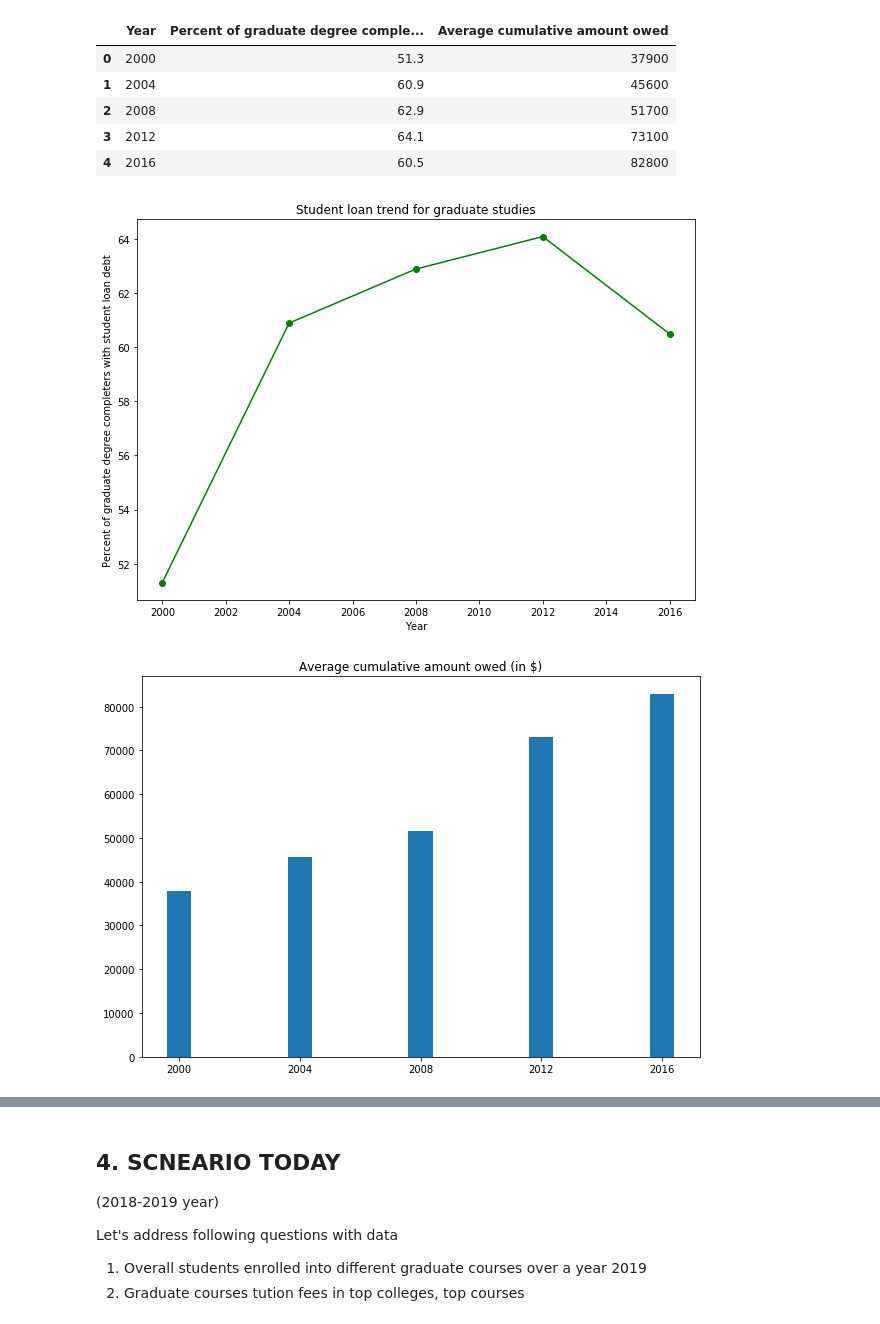
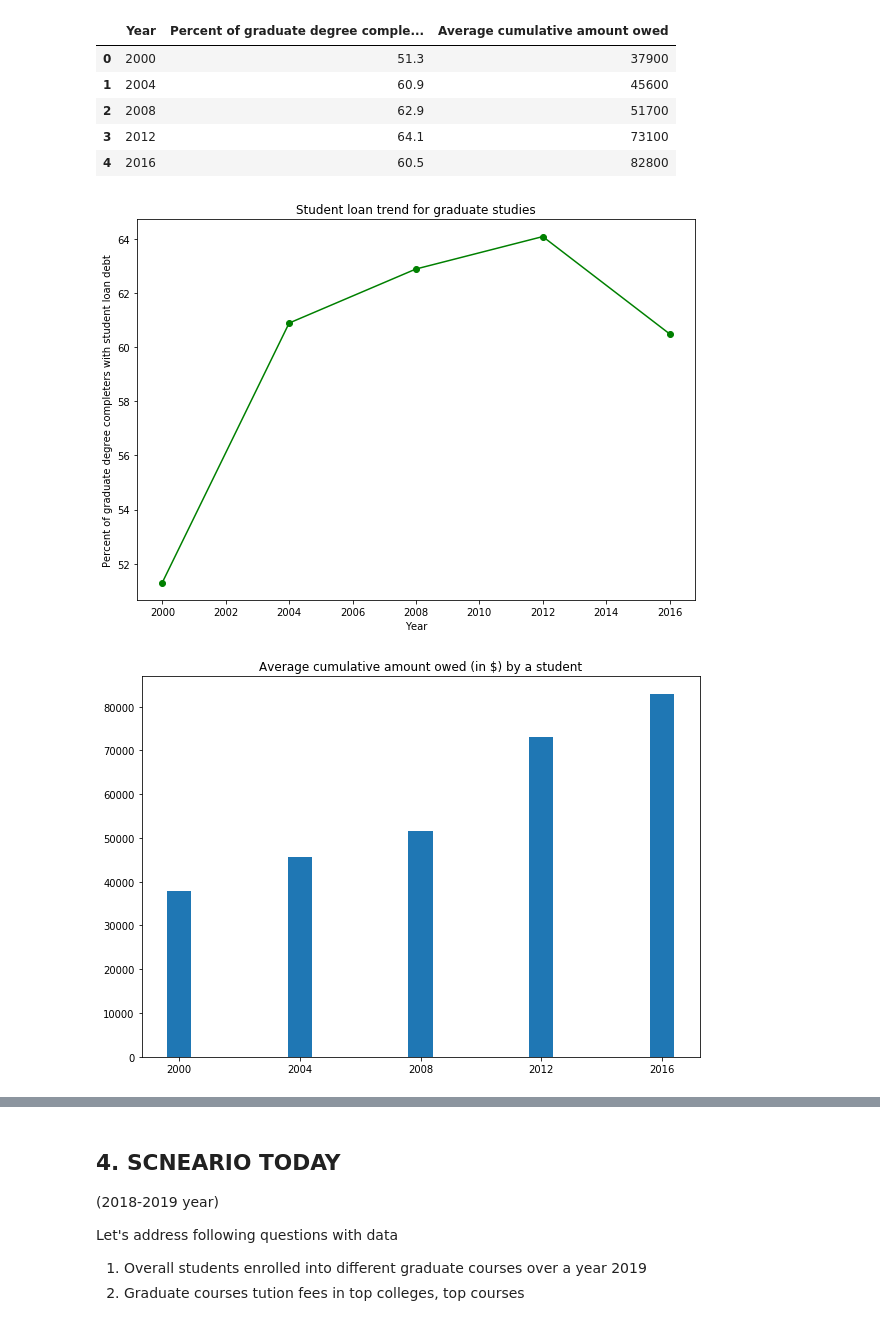
Before and after one commit to YJDave/cs418-s20-cs418_spring20_mighty_python, a Jupyter notebook: main.ipynb, the cells around one changed output, grey strips where cells are left out. Drawn from its saved outputs; the diff is of its cells as text; code cells hidden in the pictures.

```diff
--- a/main.ipynb
+++ b/main.ipynb
@@ -179,17 +179,17 @@ data
 # %%
 x = data['Year'].values
 y = data['Percent of graduate degree completers with student loan debt'].values
 y1 = data['Average cumulative amount owed'].values
 
 fig, axs = plt.subplots(nrows=1, figsize=(10, 7))
 plot_graph(x, y, '-og', "Year", "Percent of graduate degree completers with student loan debt", "Student loan trend for graduate studies")
 
 fig, axs = plt.subplots(nrows=1, figsize=(10, 7))
 # print(x,y1, len(x), len(y1))
 plt.bar(x, y1)
-plt.title("Average cumulative amount owed (in $)")
+plt.title("Average cumulative amount owed (in $) by a student")
 plt.xticks(x)
 print()
 # %% [output]
 [figure]
-[figure, old version]
+[figure, new version]
```
Also changed, not shown: parts of 4 cells of this notebook, 2 other files.
